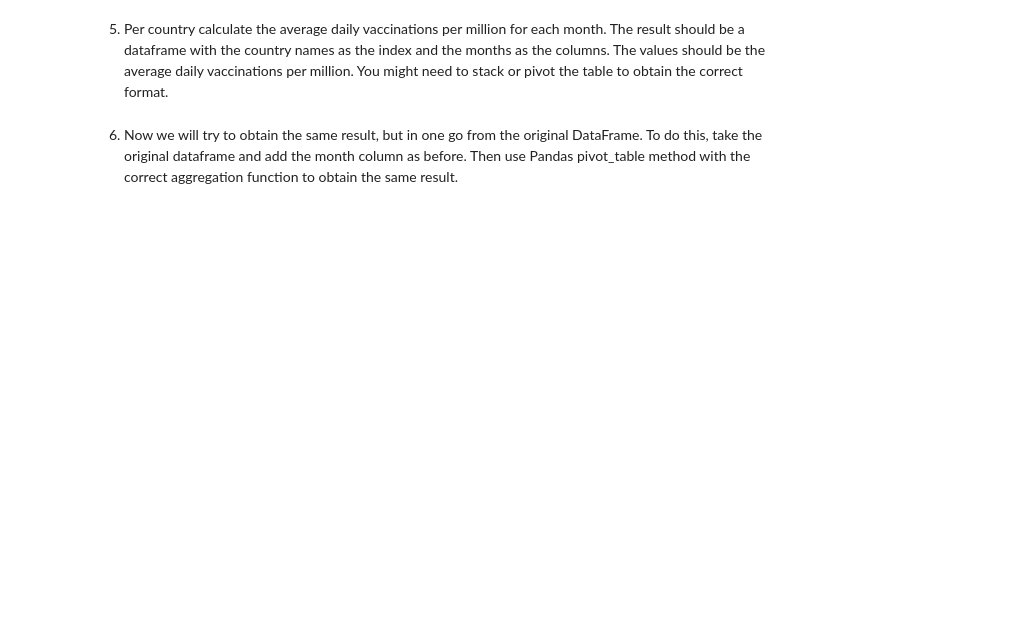
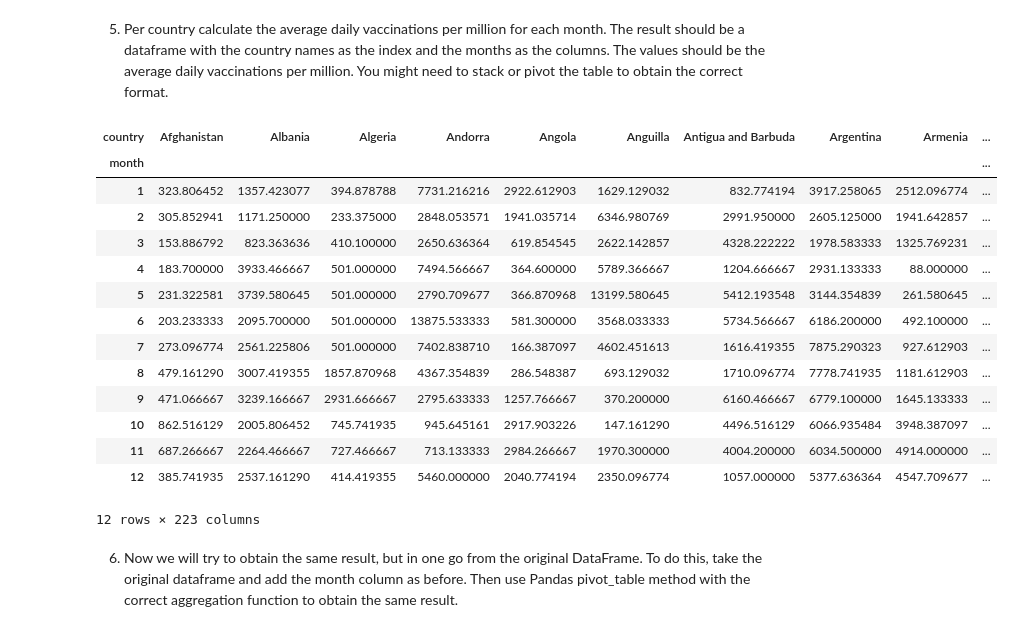
Before and after one commit to fenyx-it-academy/Class8-DataManipulation-Week20, a Jupyter notebook: assignment3.ipynb, the cells around one changed output. Cells and saved outputs as stored; diff of their text form; code cells hidden in the pictures; blank space fills up the shorter version.

```diff
--- a/assignment3.ipynb
+++ b/assignment3.ipynb
@@ -30,0 +88,2 @@ df = pd.read_csv("/path/to/country_vaccinations.csv")
+# %%
+df["date"] = df["date"].astype('datetime64[ns]')
@@ -32,3 +114,6 @@ df = pd.read_csv("/path/to/country_vaccinations.csv")
 4. Create a new column with the month of the date. You might have to do some googling about the datetime format to find out how to do this.
 # %%
 # YOUR CODE HERE
+df["month"] = pd.DatetimeIndex(df['date']).month
+
+df.head()
@@ -39,2 +129,24 @@ df = pd.read_csv("/path/to/country_vaccinations.csv")
+# %%
+# YOUR CODE HERE
+#pivot table summarize and aggregate tabular data. when you have duplicated data
+# https: // www.youtube.com/watch?v = xPPs59pn6qU & ab_channel = codebasics
+df.pivot_table(index="month", columns="country",
+         values="daily_vaccinations_per_million",aggfunc="mean")   #look at margins = True parameter
+# %% [output]
+| country | Afghanistan | Albania | Algeria | Andorra | Angola | Anguilla | Antigua and Barbuda | Argentina | Armenia | ... |
+| month |  |  |  |  |  |  |  |  |  | ... |
+| 1 | 323.806452 | 1357.423077 | 394.878788 | 7731.216216 | 2922.612903 | 1629.129032 | 832.774194 | 3917.258065 | 2512.096774 | ... |
+| 2 | 305.852941 | 1171.250000 | 233.375000 | 2848.053571 | 1941.035714 | 6346.980769 | 2991.950000 | 2605.125000 | 1941.642857 | ... |
+| 3 | 153.886792 | 823.363636 | 410.100000 | 2650.636364 | 619.854545 | 2622.142857 | 4328.222222 | 1978.583333 | 1325.769231 | ... |
+| 4 | 183.700000 | 3933.466667 | 501.000000 | 7494.566667 | 364.600000 | 5789.366667 | 1204.666667 | 2931.133333 | 88.000000 | ... |
+| 5 | 231.322581 | 3739.580645 | 501.000000 | 2790.709677 | 366.870968 | 13199.580645 | 5412.193548 | 3144.354839 | 261.580645 | ... |
+| 6 | 203.233333 | 2095.700000 | 501.000000 | 13875.533333 | 581.300000 | 3568.033333 | 5734.566667 | 6186.200000 | 492.100000 | ... |
+| 7 | 273.096774 | 2561.225806 | 501.000000 | 7402.838710 | 166.387097 | 4602.451613 | 1616.419355 | 7875.290323 | 927.612903 | ... |
+| 8 | 479.161290 | 3007.419355 | 1857.870968 | 4367.354839 | 286.548387 | 693.129032 | 1710.096774 | 7778.741935 | 1181.612903 | ... |
+| 9 | 471.066667 | 3239.166667 | 2931.666667 | 2795.633333 | 1257.766667 | 370.200000 | 6160.466667 | 6779.100000 | 1645.133333 | ... |
+| 10 | 862.516129 | 2005.806452 | 745.741935 | 945.645161 | 2917.903226 | 147.161290 | 4496.516129 | 6066.935484 | 3948.387097 | ... |
+| 11 | 687.266667 | 2264.466667 | 727.466667 | 713.133333 | 2984.266667 | 1970.300000 | 4004.200000 | 6034.500000 | 4914.000000 | ... |
+| 12 | 385.741935 | 2537.161290 | 414.419355 | 5460.000000 | 2040.774194 | 2350.096774 | 1057.000000 | 5377.636364 | 4547.709677 | ... |
+12 rows × 223 columns
 # %% [markdown]
 6. Now we will try to obtain the same result, but in one go from the original DataFrame. To do this, take the original dataframe and add the month column as before. Then use Pandas pivot_table method with the correct aggregation function to obtain the same result.
```
Also changed, not shown: parts of 17 cells of this notebook, 2 other files.
